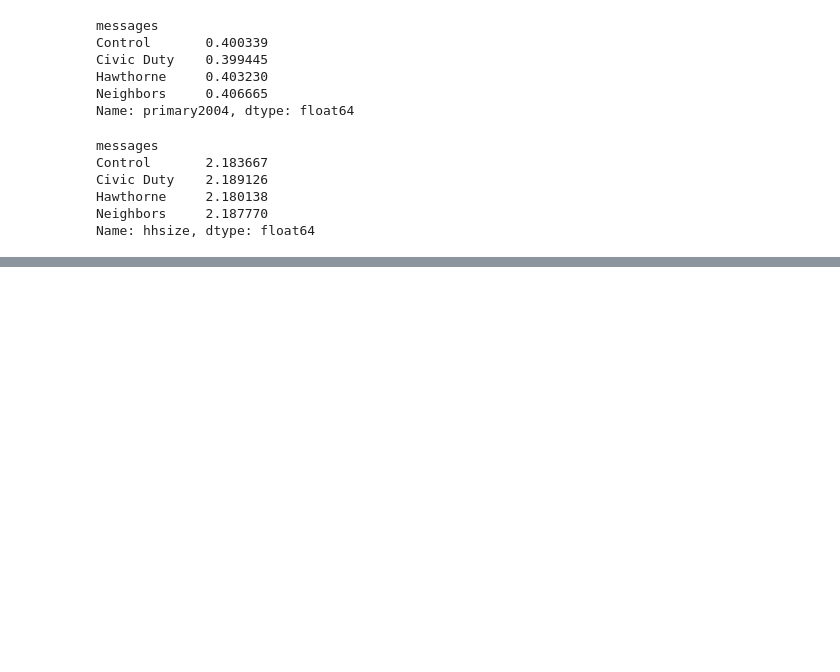
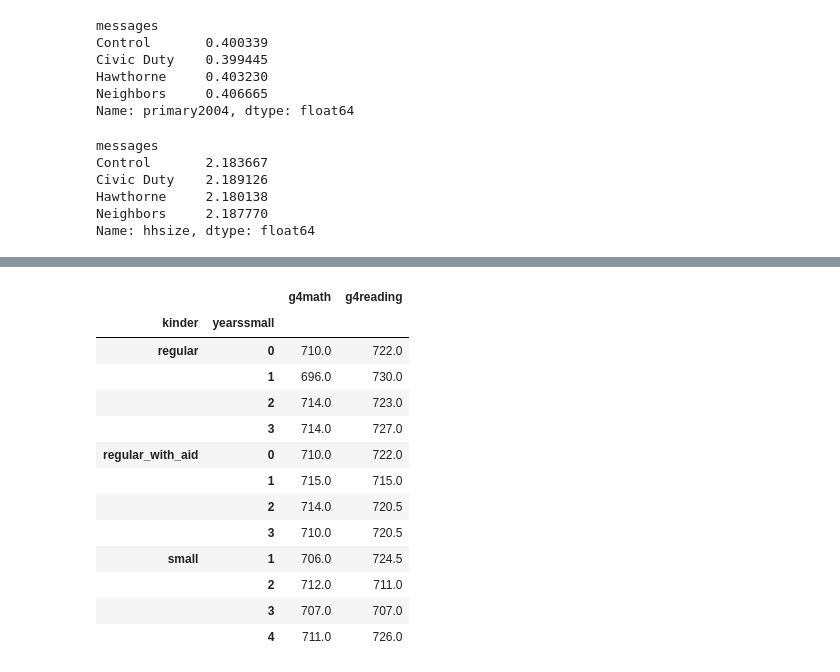
Before and after one commit to lee-data-socio/studies, a Jupyter notebook: qss/ch02_CAUSALITY.ipynb, the cells around one changed output, grey strips where cells are left out. Cells and saved outputs as stored; diff of their text form; code cells hidden in the pictures; blank space fills up the shorter version.

```diff
--- a/qss/ch02_CAUSALITY.ipynb
+++ b/qss/ch02_CAUSALITY.ipynb
@@ -691,0 +1162,17 @@ Name: hhsize, dtype: float64
+# %%
+star.groupby(['kinder', 'yearssmall'])[['g4math', 'g4reading']].median()
+# %% [output]
+|  |  | g4math | g4reading |
+| kinder | yearssmall |  |  |
+| regular | 0 | 710.0 | 722.0 |
+|  | 1 | 696.0 | 730.0 |
+|  | 2 | 714.0 | 723.0 |
+|  | 3 | 714.0 | 727.0 |
+| regular_with_aid | 0 | 710.0 | 722.0 |
+|  | 1 | 715.0 | 715.0 |
+|  | 2 | 714.0 | 720.5 |
+|  | 3 | 710.0 | 720.5 |
+| small | 1 | 706.0 | 724.5 |
+|  | 2 | 712.0 | 711.0 |
+|  | 3 | 707.0 | 707.0 |
+|  | 4 | 711.0 | 726.0 |
```
Also changed, not shown: parts of 89 cells of this notebook, 4 other files.
